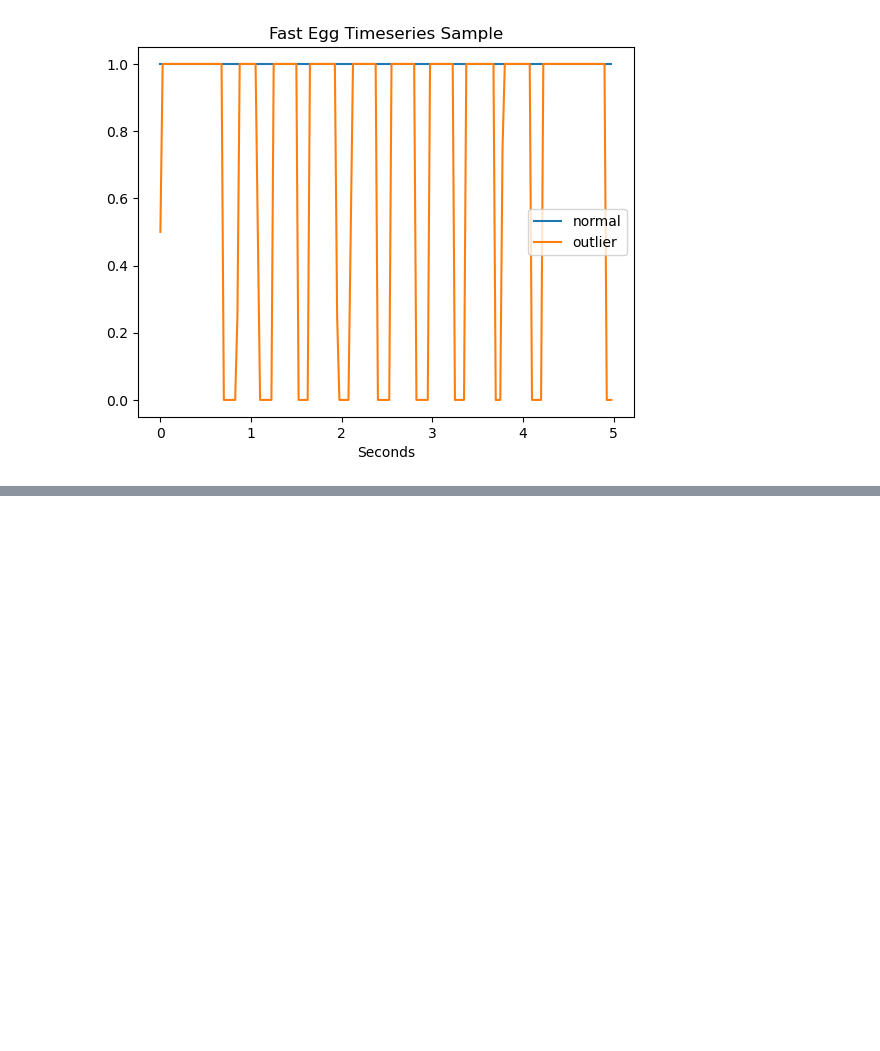
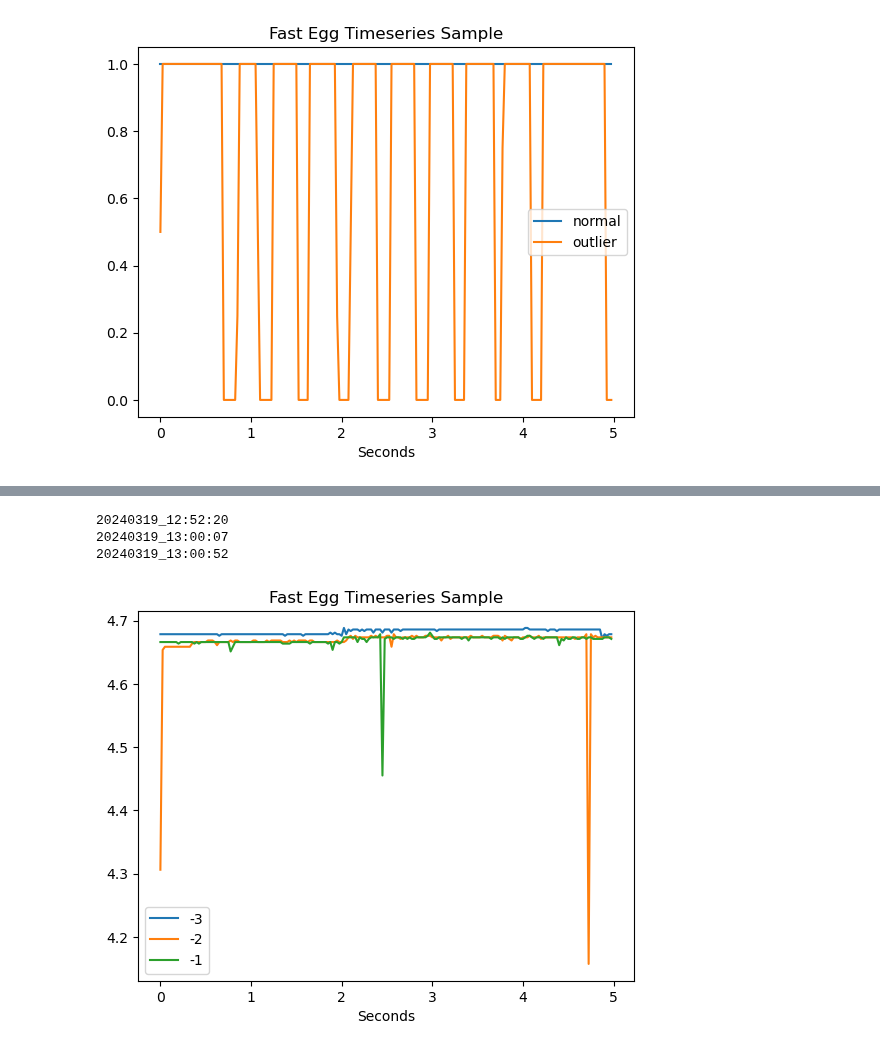
Before and after one commit to wFairmanOlin/Biomass, a Jupyter notebook: egg_eye/code/novelty_detector.ipynb, the cells around one changed output, grey strips where cells are left out. Drawn from its saved outputs; the diff is of its cells as text; code cells hidden in the pictures; blank space fills up the shorter version.

```diff
--- a/egg_eye/code/novelty_detector.ipynb
+++ b/egg_eye/code/novelty_detector.ipynb
@@ -210,0 +329,26 @@ plt.show()
+# %%
+n0 =
+n1 = -2
+n2 = -1
+print(adc_keys[n0])
+print(adc_keys[n1])
+print(adc_keys[n2])
+x = np.arange(200)/40
+y = np.array(data_adc['20240319_08:08:49']['data']).astype('float')
+y1 = np.array(data_adc[adc_keys[n1]]['data']).astype('float')
+y2 = np.array(data_adc[adc_keys[n2]]['data']).astype('float')
+
+
+plt.figure()
+plt.title("Fast Egg Timeseries Sample")
+plt.xlabel("Seconds")
+plt.plot(x,y)
+plt.plot(x,y1)
+plt.plot(x,y2)
+plt.legend([n0, n1, n2])
+plt.show()
+# %% [output]
+20240319_12:52:20
+20240319_13:00:07
+20240319_13:00:52
+[figure, added]
```
Also changed, not shown: parts of 13 cells of this notebook, 3 other files.
